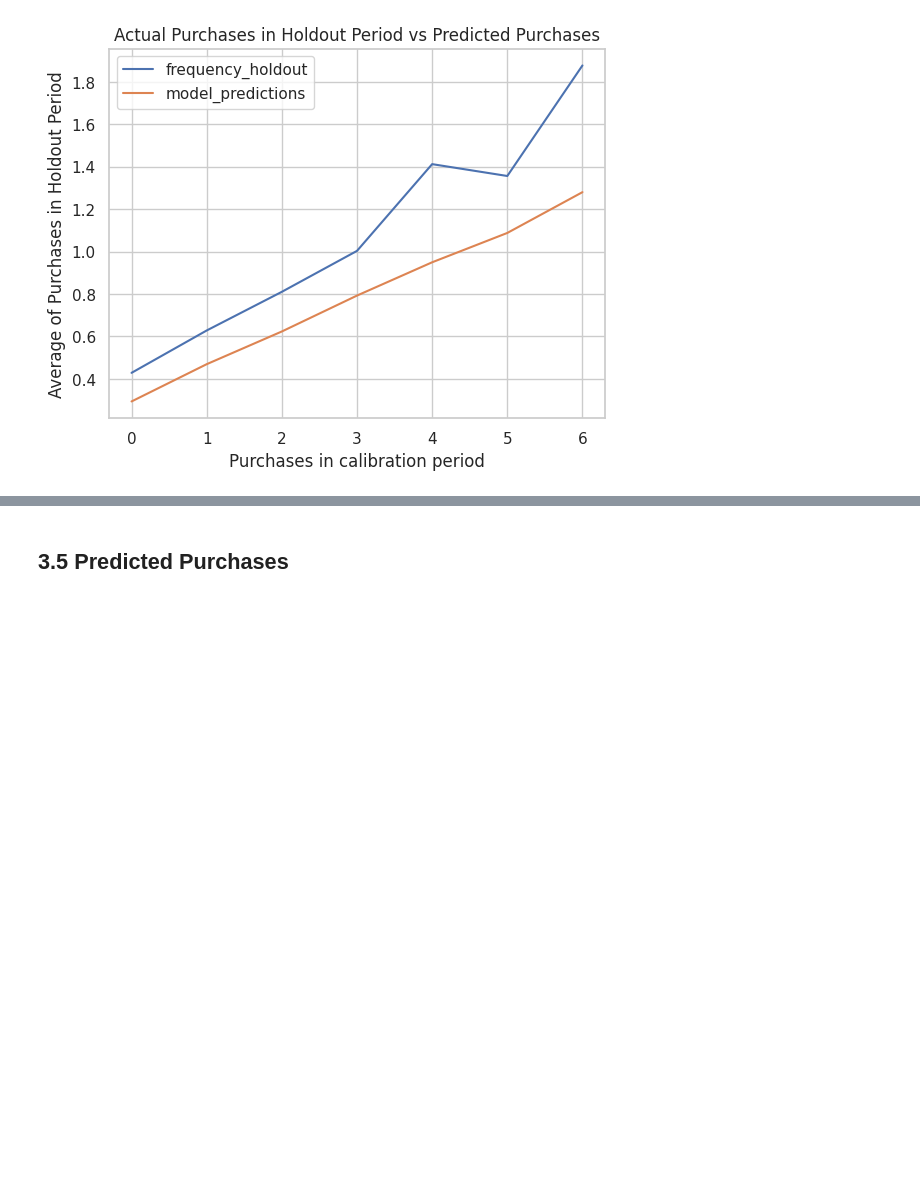
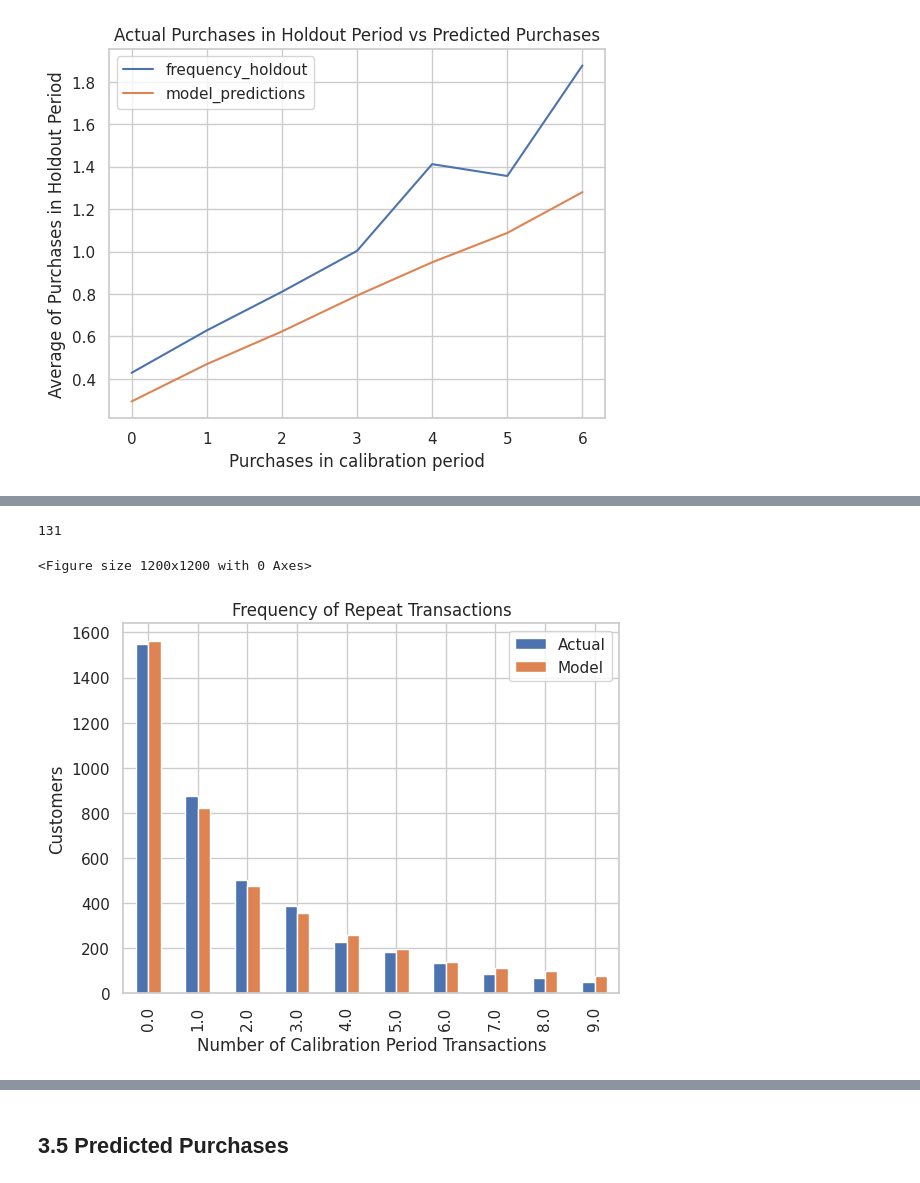
Before and after one commit to Nayoung-young/prj-ecommerce-ltv, a Jupyter notebook: e_commerce_LTV.ipynb, the cells around one changed output, grey strips where cells are left out. Drawn from its saved outputs; the diff is of its cells as text; code cells hidden in the pictures; blank space fills up the shorter version.

```diff
--- a/e_commerce_LTV.ipynb
+++ b/e_commerce_LTV.ipynb
@@ -893,0 +865,17 @@ plot_calibration_purchases_vs_holdout_purchases(BGF, df_ch);
+# %%
+#axis length
+max_freq = int(df_rft["frequency"].max())  #quantile(0.95))
+max_T = int(df_rft["T"].max())
+max_rec = int(df_rft["recency"].max())
+print(max_freq)
+
+
+# frequency of repeat transactions: predicted vs actual
+fig = plt.figure(figsize=(12, 12))
+plot_period_transactions(
+            model = BGF,
+            max_frequency = 10);
+# %% [output]
+131
+<Figure size 1200x1200 with 0 Axes>
+[figure, added]
```
Also changed, not shown: parts of 60 cells of this notebook.
